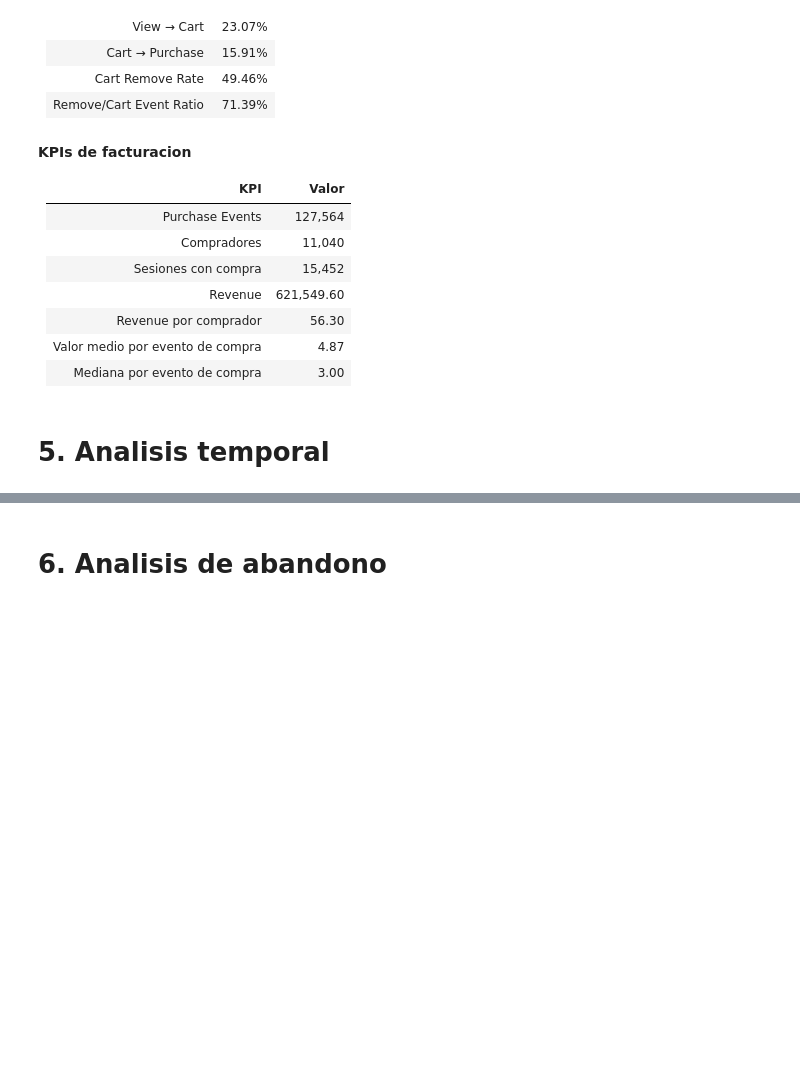
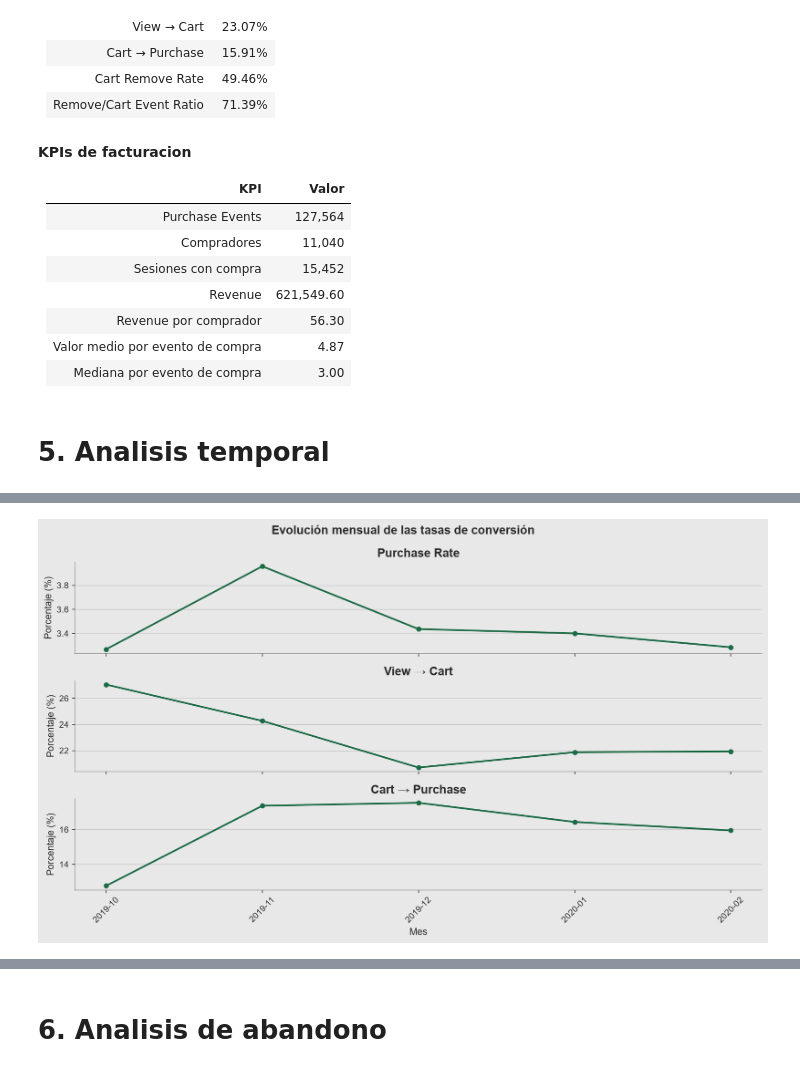
Before and after one commit to Nicosuarezso/ecommerce-cosmetics-analytics, a Jupyter notebook: notebooks/03_customer_journey_analysis.ipynb, the cells around one changed output, grey strips where cells are left out. Drawn from its saved outputs; the diff is of its cells as text; code cells hidden in the pictures; blank space fills up the shorter version.

```diff
--- a/notebooks/03_customer_journey_analysis.ipynb
+++ b/notebooks/03_customer_journey_analysis.ipynb
@@ -1084,0 +1213,40 @@ interpretarse como ticket medio por orden.
+# %%
+fig, (ax1, ax2, ax3) = plt.subplots(3, 1, figsize=(12, 7), sharex=True)
+fig.patch.set_facecolor(NS_BG)
+
+metrics = [
+    (ax1, "purchase_rate", "Purchase Rate"),
+    (ax2, "view_to_cart", "View → Cart"),
+    (ax3, "cart_to_purchase", "Cart → Purchase"),
+]
+
+for ax, col, title in metrics:
+    ax.plot(
+        monthly.index.astype(str),
+        monthly[col],
+        color=NS_ACCENT,
+        marker="o",
+        linewidth=2,
+        markersize=5
+    )
+    ax.set_title(title, color=NS_INK)
+    ax.set_ylabel("Porcentaje (%)", color=NS_INK)
+    ax.grid(True, axis="y", alpha=0.2)
+    ax.spines["top"].set_visible(False)
+    ax.spines["right"].set_visible(False)
+    ax.set_facecolor(NS_BG)
+    ax.tick_params(axis="x", rotation=45, colors=NS_INK)
+    ax.tick_params(axis="y", colors=NS_INK)
+
+ax3.set_xlabel("Mes", color=NS_INK)
+fig.suptitle(
+    "Evolución mensual de las tasas de conversión",
+    fontsize=14,
+    fontweight="bold",
+    color=NS_INK
+)
+
+plt.tight_layout()
+plt.show()
+# %% [output]
+[figure, added]
```
Also changed, not shown: parts of 65 cells of this notebook, 1 other file.
